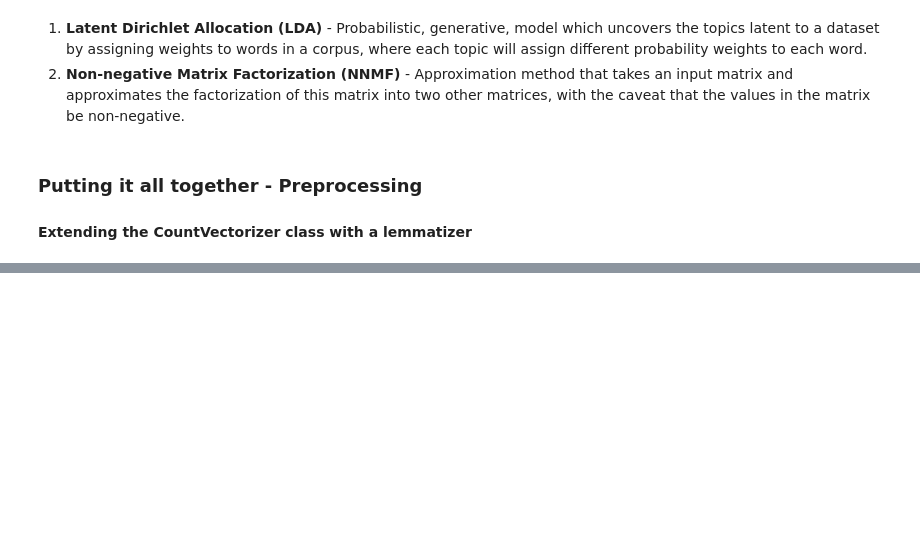
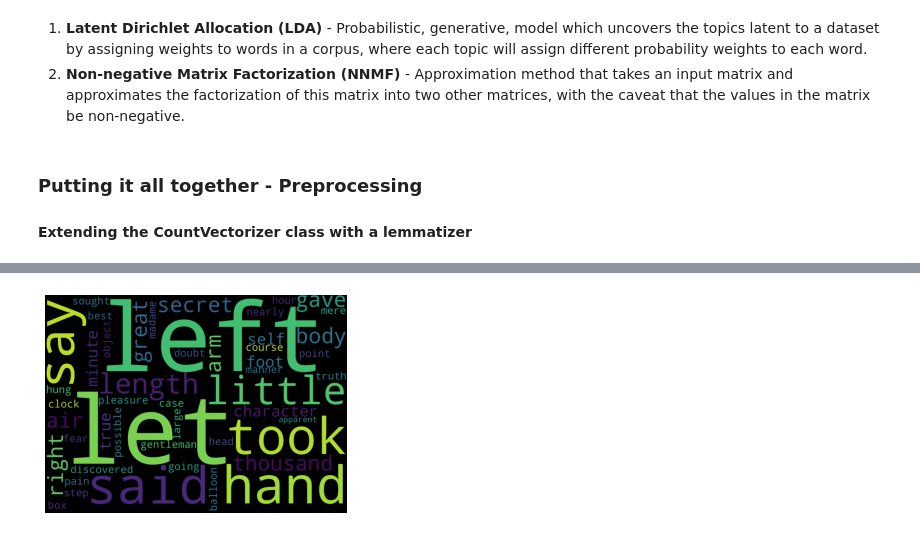
Before and after one commit to So-bonkers/Indian-Accent-Embeddings, a Jupyter notebook: Example_Assignment/Aside/Topic Modelling/spooky_nlp.ipynb, the cells around one changed output, grey strips where cells are left out. Saved outputs shown, nothing was run; the diff lists cells and outputs as text; code cells hidden in the pictures; blank space fills up the shorter version.

```diff
--- a/Example_Assignment/Aside/Topic Modelling/spooky_nlp.ipynb
+++ b/Example_Assignment/Aside/Topic Modelling/spooky_nlp.ipynb
@@ -349,0 +423,12 @@ Function get_feature_names is deprecated; get_feature_names is deprecated in 1.0
+# %%
+cloud = WordCloud(
+                          stopwords=STOPWORDS,
+                          background_color='black',
+                          width=2500,
+                          height=1800
+                         ).generate(" ".join(third_topic_words))
+plt.imshow(cloud)
+plt.axis('off')
+plt.show()
+# %% [output]
+[figure, added]
```
Also changed, not shown: parts of 13 cells of this notebook.
